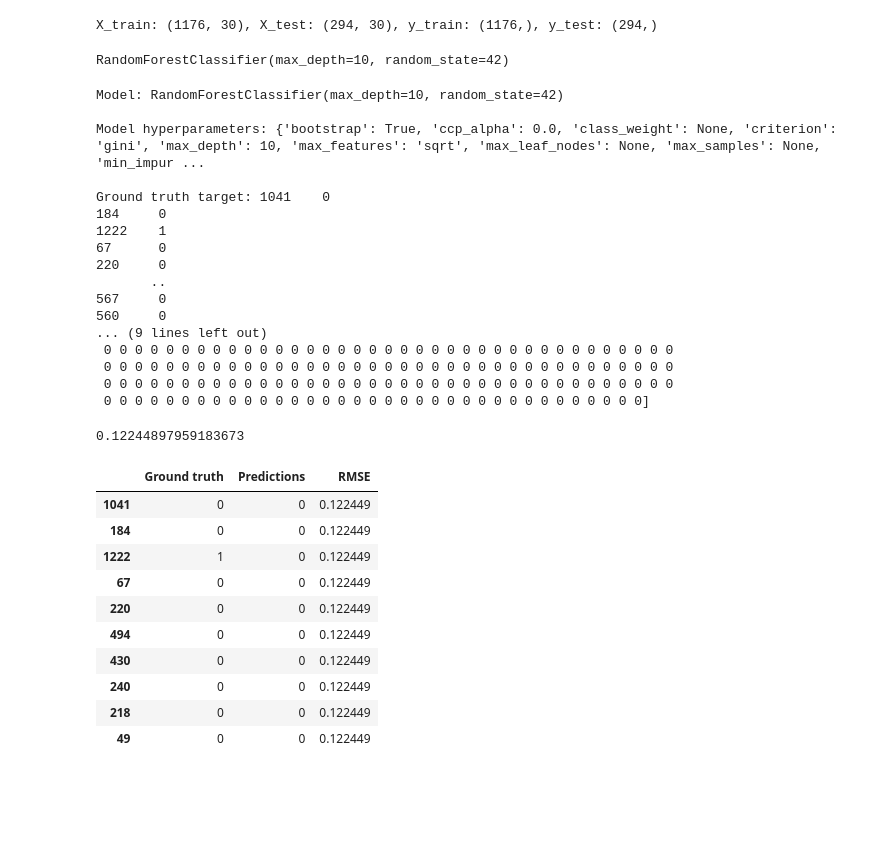
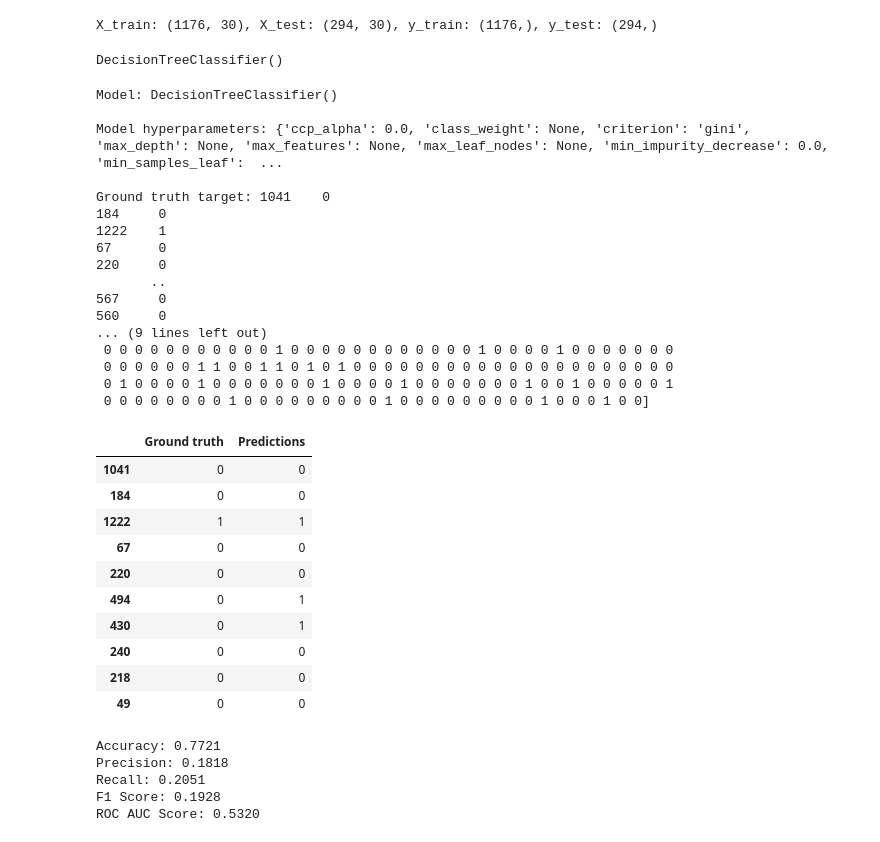
Before and after one commit to blancadelavega/Final_Project, a Jupyter notebook: notebooks/BaseLine_DecisionTreeClassifier.ipynb, the cells around one changed output. Cells and saved outputs as stored; diff of their text form; code cells hidden in the pictures; blank space fills up the shorter version.

```diff
--- a/notebooks/4_try.ipynb
+++ b/notebooks/BaseLine_DecisionTreeClassifier.ipynb
@@ -50,3 +46,8 @@ for col in cat_cols:
+# %%
+# Scaling
+
+scaler = StandardScaler()
+X = scaler.fit_transform(X)
 # %%
 # Create train and test (validation) samples
 
@@ -57,11 +58,13 @@ X_train: (1176, 30), X_test: (294, 30), y_train: (1176,), y_test: (294,)
 # %%
 # Create and train the model
 
-model = RandomForestClassifier(n_estimators=100, max_depth=10, random_state=42)
+model = DecisionTreeClassifier()
 hyperparameters = model.get_params()
-model.fit(X_train, y_train)
+
+print(type(model), '\n')
+print('Model hyperparameters:', hyperparameters, '\n')
 # %% [output]
-RandomForestClassifier(max_depth=10, random_state=42)
+DecisionTreeClassifier()
 # %%
 y_pred = model.predict(X_test)
 
@@ -70,9 +73,9 @@ print('Model hyperparameters:', hyperparameters, '\n')
 print('Ground truth target:', y_test, '\n')
 print('Predicted target:', y_pred, '\n')
 # %% [output]
-Model: RandomForestClassifier(max_depth=10, random_state=42)
+Model: DecisionTreeClassifier()
 
-Model hyperparameters: {'bootstrap': True, 'ccp_alpha': 0.0, 'class_weight': None, 'criterion': 'gini', 'max_depth': 10, 'max_features': 'sqrt', 'max_leaf_nodes': None, 'max_samples': None, 'min_impur ...
+Model hyperparameters: {'ccp_alpha': 0.0, 'class_weight': None, 'criterion': 'gini', 'max_depth': None, 'max_features': None, 'max_leaf_nodes': None, 'min_impurity_decrease': 0.0, 'min_samples_leaf':  ...
 
 Ground truth target: 1041    0
 184     0
@@ -83,35 +86,29 @@ Ground truth target: 1041    0
 567     0
 560     0
 ... (9 lines left out)
- 0 0 0 0 0 0 0 0 0 0 0 0 0 0 0 0 0 0 0 0 0 0 0 0 0 0 0 0 0 0 0 0 0 0 0 0 0
- 0 0 0 0 0 0 0 0 0 0 0 0 0 0 0 0 0 0 0 0 0 0 0 0 0 0 0 0 0 0 0 0 0 0 0 0 0
- 0 0 0 0 0 0 0 0 0 0 0 0 0 0 0 0 0 0 0 0 0 0 0 0 0 0 0 0 0 0 0 0 0 0 0 0 0
- 0 0 0 0 0 0 0 0 0 0 0 0 0 0 0 0 0 0 0 0 0 0 0 0 0 0 0 0 0 0 0 0 0 0 0]
+ 0 0 0 0 0 0 0 0 0 0 0 1 0 0 0 0 0 0 0 0 0 0 0 0 1 0 0 0 0 1 0 0 0 0 0 0 0
+ 0 0 0 0 0 0 1 1 0 0 1 1 0 1 0 1 0 0 0 0 0 0 0 0 0 0 0 0 0 0 0 0 0 0 0 0 0
+ 0 1 0 0 0 0 1 0 0 0 0 0 0 0 1 0 0 0 0 1 0 0 0 0 0 0 0 1 0 0 1 0 0 0 0 0 1
+ 0 0 0 0 0 0 0 0 1 0 0 0 0 0 0 0 0 0 1 0 0 0 0 0 0 0 0 0 1 0 0 0 1 0 0]
-# %%
-# Calculate root mean squared error (RMSE)
-rmse = mean_squared_error(y_test, y_pred)
-rmse
-# %% [output]
-0.12244897959183673
 # %%
 # Visual analysis
 
 check = pd.DataFrame({'Ground truth':y_test[:10],
                       'Predictions':y_pred[:10],
-                      'RMSE':rmse})
+                      })
 check
 # %% [output]
-|  | Ground truth | Predictions | RMSE |
-| 1041 | 0 | 0 | 0.122449 |
-| 184 | 0 | 0 | 0.122449 |
-| 1222 | 1 | 0 | 0.122449 |
-| 67 | 0 | 0 | 0.122449 |
-| 220 | 0 | 0 | 0.122449 |
-| 494 | 0 | 0 | 0.122449 |
-| 430 | 0 | 0 | 0.122449 |
-| 240 | 0 | 0 | 0.122449 |
-| 218 | 0 | 0 | 0.122449 |
-| 49 | 0 | 0 | 0.122449 |
+|  | Ground truth | Predictions |
+| 1041 | 0 | 0 |
+| 184 | 0 | 0 |
+| 1222 | 1 | 1 |
+| 67 | 0 | 0 |
+| 220 | 0 | 0 |
+| 494 | 0 | 1 |
+| 430 | 0 | 1 |
+| 240 | 0 | 0 |
+| 218 | 0 | 0 |
+| 49 | 0 | 0 |
 # %%
 #Modelo
 accuracy = accuracy_score(y_test, y_pred)
@@ -120,3 +117,18 @@ recall = recall_score(y_test, y_pred)
 f1 = f1_score(y_test, y_pred)
 roc_auc = roc_auc_score(y_test, y_pred)
 conf_matrix = confusion_matrix(y_test, y_pred)
+
+txt = f"""
+Accuracy: {accuracy:.4f}
+Precision: {precision:.4f}
+Recall: {recall:.4f}
+F1 Score: {f1:.4f}
+ROC AUC Score: {roc_auc:.4f}
+"""
+print(txt)
+# %% [output]
+Accuracy: 0.7721
+Precision: 0.1818
+Recall: 0.2051
+F1 Score: 0.1928
+ROC AUC Score: 0.5320
```
Also changed, not shown: parts of 6 cells of this notebook, 8 other files.
